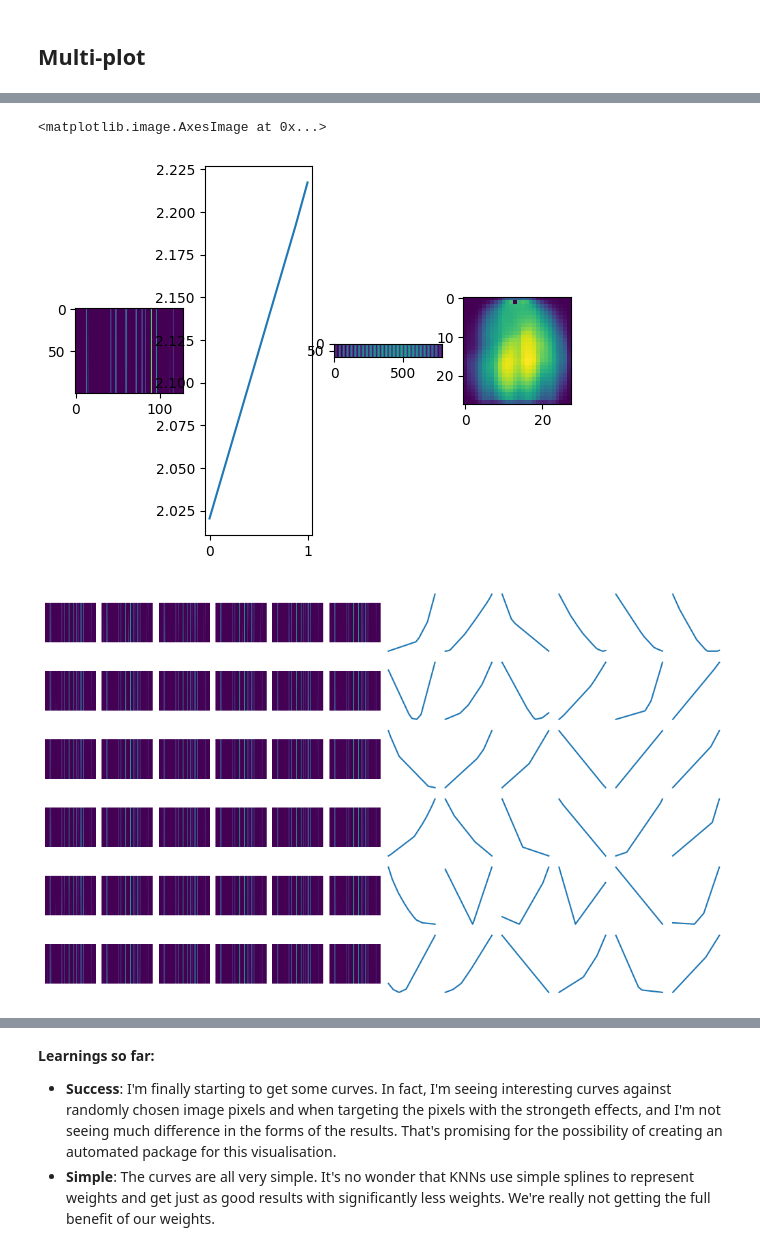
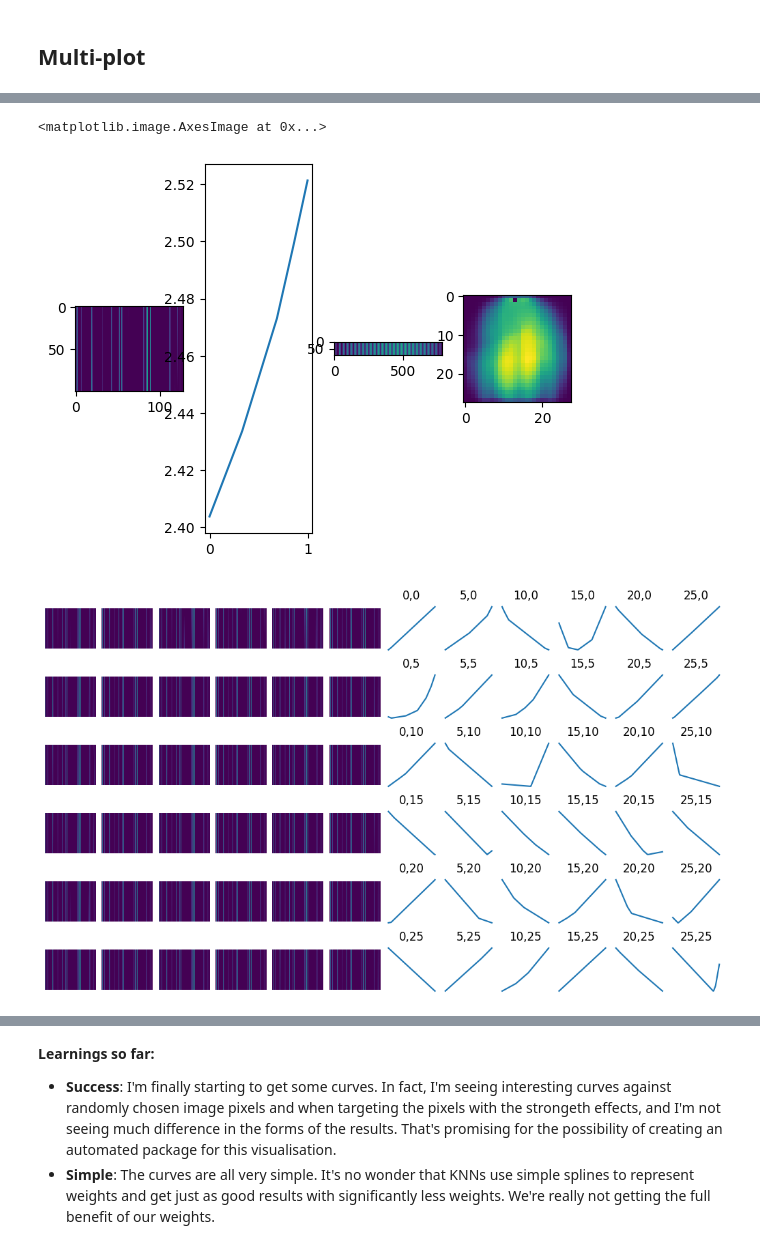
Before and after one commit to malcolmlett/training-instrumentation-toolkit, a Jupyter notebook: Weight_visualisations_v2.ipynb, the cells around one changed output, grey strips where cells are left out. Drawn from its saved outputs; the diff is of its cells as text; code cells hidden in the pictures.

Commit message:
Re-usable and flexible visualisation script

```diff
--- a/Weight_visualisations_v2.ipynb
+++ b/Weight_visualisations_v2.ipynb
@@ -127,4 +165,5 @@ Epoch 10/10
 # %%
 # Let's examine the shape of the weights
+model = mnist_model
 model.summary()
 # %% [output]
@@ -166,6 +185,6 @@ model.get_layer("dense").variables
 # %%
-weights = model.get_layer("dense").variables[0].numpy()
-bias    = model.get_layer("dense").variables[1].numpy()
+weights = model.get_layer(index=1).variables[0].numpy()
+bias    = model.get_layer(index=1).variables[1].numpy()
 print(f"weights shape: {weights.shape}")
 print(f"bias    shape: {bias.shape}")
 # %% [output]
@@ -245,7 +264,7 @@ So let's get that information and plot the list of features again, but this time
 # %%
 # here I'll use "feature strengths" to refer to the relative weighting applied to each of the 128 features in the first layer
 # (using "strengths" to avoid overloading "weights" term already in use)
-outlayer_weights = model.get_layer("dense_1").variables[0].numpy()
+outlayer_weights = model.get_layer(index=2).variables[0].numpy()
 print(f"output layer weights shape: {outlayer_weights.shape}")
 feature_strengths = np.mean(np.abs(outlayer_weights),axis=1)
 print(f"feature strengths shape: {feature_strengths.shape}")
@@ -443,7 +462,7 @@ plt.imshow(inp[0].reshape(28,28))
 # %%
 # same as above but setting to per-pixel means
 v = np.linspace(min_value, max_value, 100)
-(c, a, inp) = get_output_curve(model.get_layer("dense"), coord, v, default_values.reshape(-1), node_scaling=feature_strengths)
+(c, a, inp) = get_output_curve(model.get_layer(index=1), coord, v, default_values.reshape(-1), node_scaling=feature_strengths)
 
 plt.figure()
 plt.subplot(1,4,1)
@@ -456,37 +475,39 @@ plt.subplot(1,4,4)
 plt.imshow(inp[0].reshape(28,28))
 # %% [output]
 <matplotlib.image.AxesImage at 0x...>
-[figure, old version]
+[figure, new version]
 # %%
 # Iterate over a number of coords chosen on a grid pattern and plot all the results
 # Tip: experiment using default_value or default_values.
-layer = model.get_layer("dense")
+model = mnist_model
+layer = model.get_layer(index=1)
 values = np.linspace(min_value, max_value, 100)
 results = list()
-for x in range(0,28,5):
-  for y in range(0,28,5):
+for y in range(0,28,5):
+  for x in range(0,28,5):
     #print(f"({x},{y}) -> {y*28+x}")
     #(c, a, _) = get_output_curve(layer, y*28+x, values, default_value)
     (c, a, _) = get_output_curve(layer, y*28+x, values, default_values.reshape(-1))
     results.append({
         "x": x,
         "y": y,
         "c": c,
         "a": a
     })
 
 fig = plt.figure(figsize=(10,6), layout='constrained')
 axs = fig.subplots(6,12)
 for row in range(6):
   for col in range(6):
     idx = row*6+col
     res = results[idx]
     axs[row,col].imshow(res["a"])
     axs[row,col].set_axis_off()
     axs[row,col+6].plot(values, res["c"])
     axs[row,col+6].set_axis_off()
+    axs[row,col+6].set_title(f"{res['x']},{res['y']}")
 # %% [output]
-[figure, old version]
+[figure, new version]
 # %%
 # Iterate over a number of coords and plot all the results
 # - this time using the most effective pixels:
```
Also changed, not shown: parts of 30 cells of this notebook.
